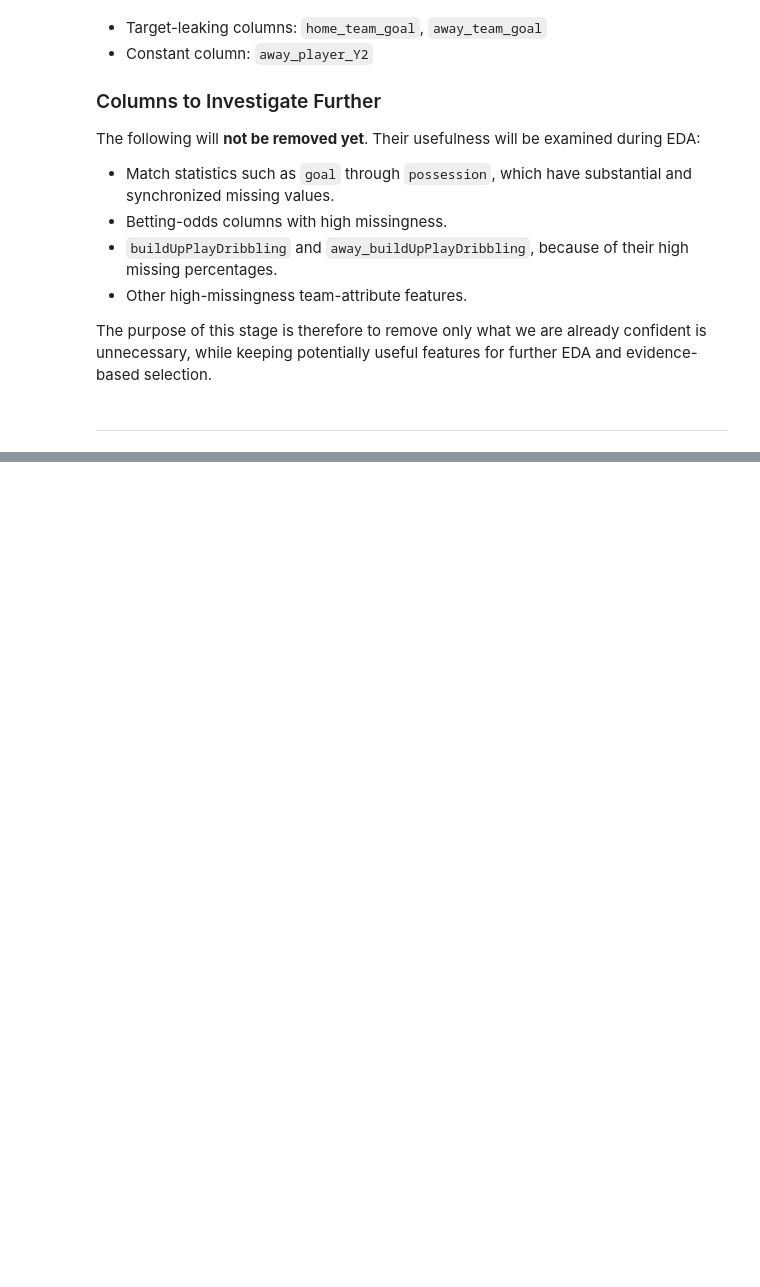
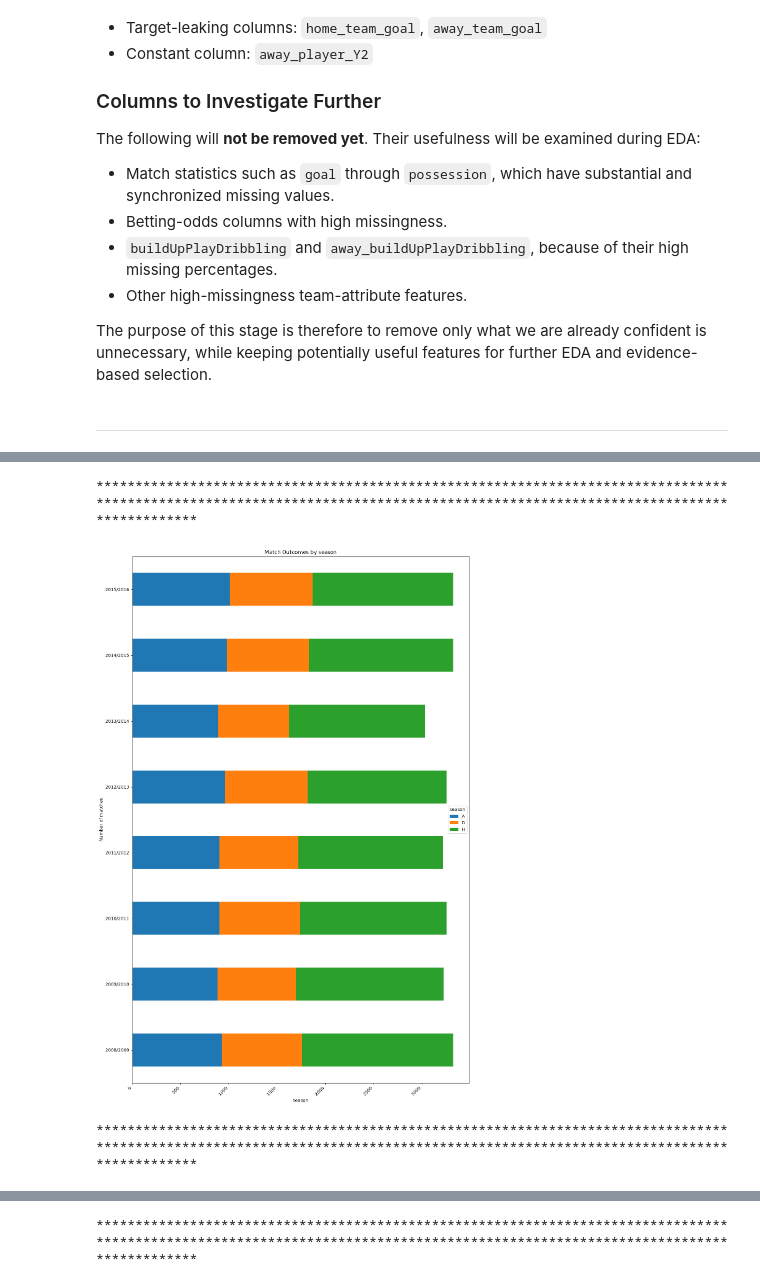
Before and after one commit to Aalli-Talpur/football-match-outcome-prediction, a Jupyter notebook: Notebook/02_Joined_Data_EDA.ipynb, the cells around one changed output, grey strips where cells are left out. Saved outputs shown, nothing was run; the diff lists cells and outputs as text; code cells hidden in the pictures; blank space fills up the shorter version.

```diff
--- a/Notebook/02_Joined_Data_EDA.ipynb
+++ b/Notebook/02_Joined_Data_EDA.ipynb
@@ -181,0 +217,2 @@ further EDA and evidence-based selection.
+# %%
+group1 = data[['season','stage','name']]
@@ -181,0 +267,14 @@ further EDA and evidence-based selection.
+# %%
+for columns in group1:
+    print("*******************************************************************************************************************************************************************************")
+    pd.crosstab(group1[columns], data['FTR']).plot(kind="barh", stacked=True,figsize=(14,22))
+    plt.xlabel(columns)
+    plt.ylabel("Number of matches")
+    plt.title(f"Match Outcomes by {columns}")
+    plt.legend(title=columns)
+    plt.xticks(rotation=45, ha="right")
+    plt.show()
+# %% [output]
+*******************************************************************************************************************************************************************************
+[figure, added]
+*******************************************************************************************************************************************************************************
@@ -181,0 +282 @@ further EDA and evidence-based selection.
+*******************************************************************************************************************************************************************************
```
Also changed, not shown: parts of 13 cells of this notebook.
